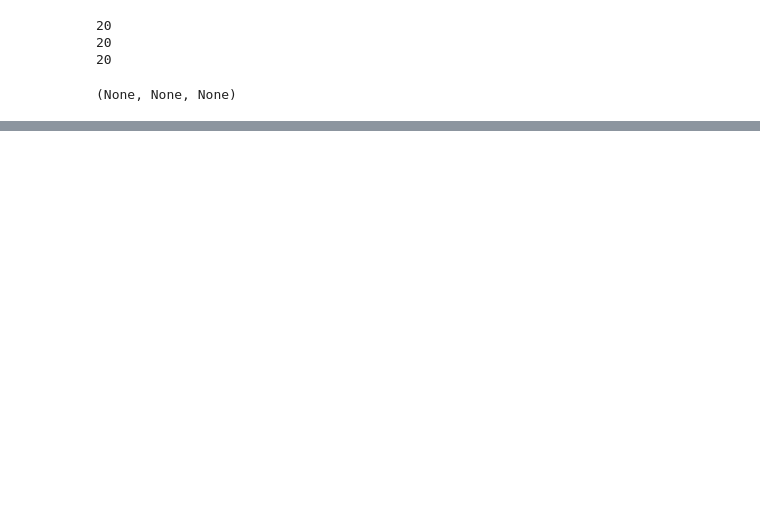
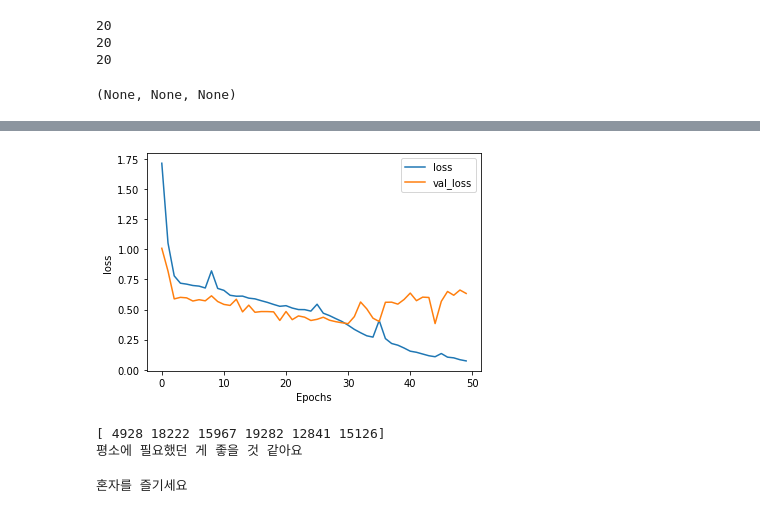
Before and after one commit to jaekyoungkim/tensor2ml_NLP, a Jupyter notebook: 텐서플로와_머신러닝으로_시작하는_자연어처리(ch6).ipynb, the cells around one changed output, grey strips where cells are left out. Drawn from its saved outputs; the diff is of its cells as text; code cells hidden in the pictures; blank space fills up the shorter version.

```diff
--- a/텐서플로와_머신러닝으로_시작하는_자연어처리(ch6).ipynb
+++ b/텐서플로와_머신러닝으로_시작하는_자연어처리(ch6).ipynb
@@ -813,0 +1110,29 @@ class Decoder(tf.keras.layers.Layer):
+# %%
+plot_graphs(history,'loss')
+# %% [output]
+[figure, added]
+# %%
+
+SAVE_FILE_NM = "weights.h5"
+model.load_weights(os.path.join(DATA_OUT_PATH, MODEL_NAME, SAVE_FILE_NM))
+
+query = "남자친구 승진 선물로 뭐가 좋을까?"
+
+test_index_inputs, _ = enc_processing([query], char2idx)
+predict_tokens = model.inference(test_index_inputs)
+print(predict_tokens)
+
+print(' '.join([idx2char[str(t)] for t in predict_tokens]))
+# %% [output]
+[ 4928 18222 15967 19282 12841 15126]
+평소에 필요했던 게 좋을 것 같아요
+# %%
+SAVE_FILE_NM = "weights.h5"
+model.load_weights(os.path.join(DATA_OUT_PATH, MODEL_NAME, SAVE_FILE_NM))
+
+query = '힘들어서 결혼할까봐'
+test_index_inputs, _ = enc_processing([query], word2idx)
+predict_tokens = model.inference(test_index_inputs)
+print(' '.join([idx2word[t] for t in predict_tokens]))
+# %% [output]
+혼자를 즐기세요
```
Also changed, not shown: parts of 89 cells of this notebook.
